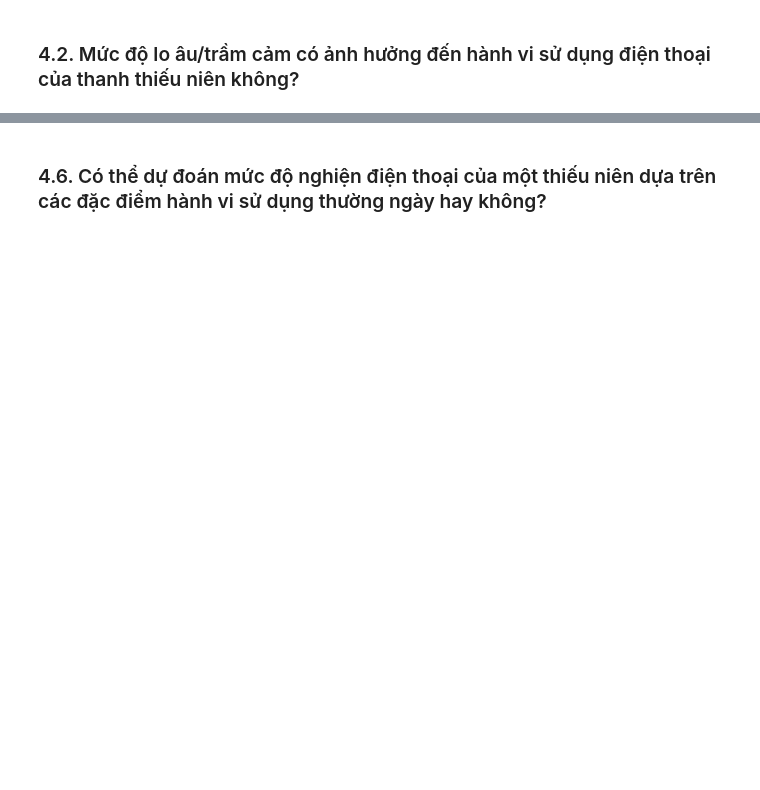
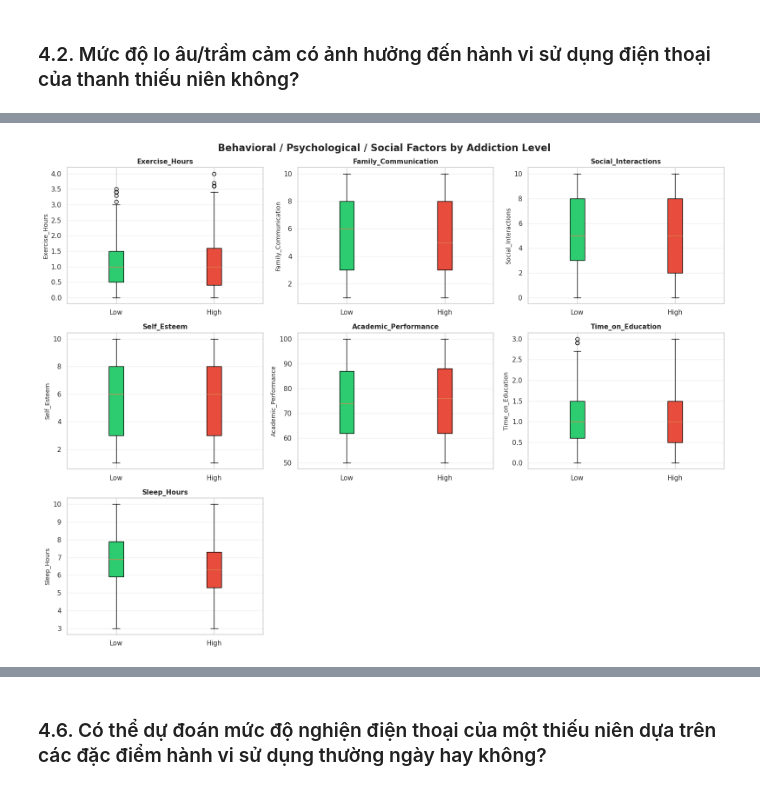
Before and after one commit to insenseemarch/final-project-CSC17104, a Jupyter notebook: notebook/Group_23.ipynb, the cells around one changed output, grey strips where cells are left out. Saved outputs shown, nothing was run; the diff lists cells and outputs as text; code cells hidden in the pictures; blank space fills up the shorter version.

```diff
--- a/notebook/Group_23.ipynb
+++ b/notebook/Group_23.ipynb
@@ -1571,0 +1538,9 @@ High Addiction: n = 0
+# %%
+low_group = groups["Low"]
+high_group = pd.concat([groups["Medium"], groups["High"]], axis=0)
+new_groups = {
+    "Low": low_group,
+    "High": high_group
+}
+print(f"Low Addiction: n = {len(low_group)}")
+print(f"Higher Addiction: n = {len(high_group)}")
@@ -1571,0 +1587,5 @@ High Addiction: n = 0
+# %%
+# 3. Box plot
+plot_addiction_level_boxplots(new_groups,comparison_vars)
+# %% [output]
+[figure, added]
```
Also changed, not shown: parts of 67 cells of this notebook, 2 other files.
